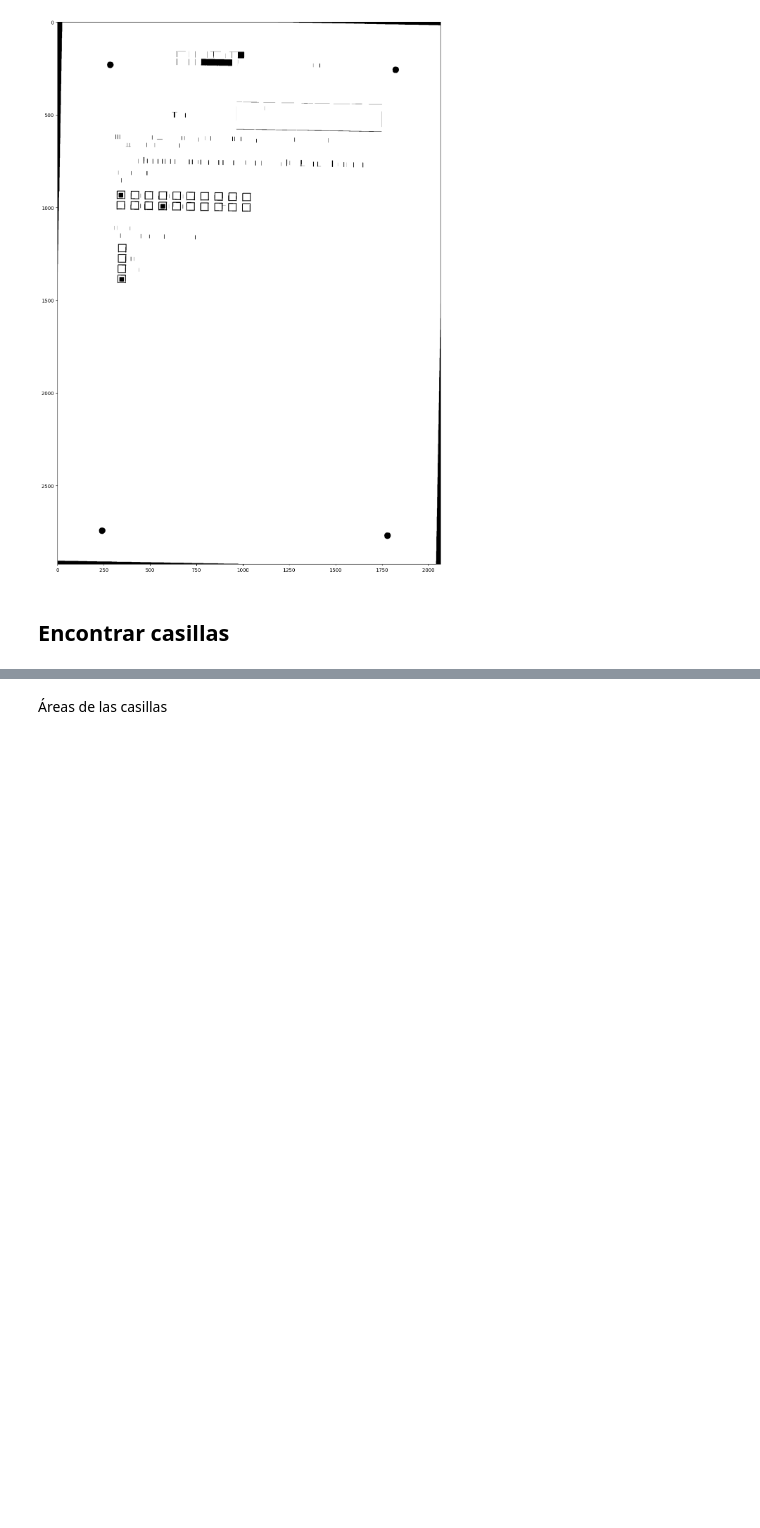
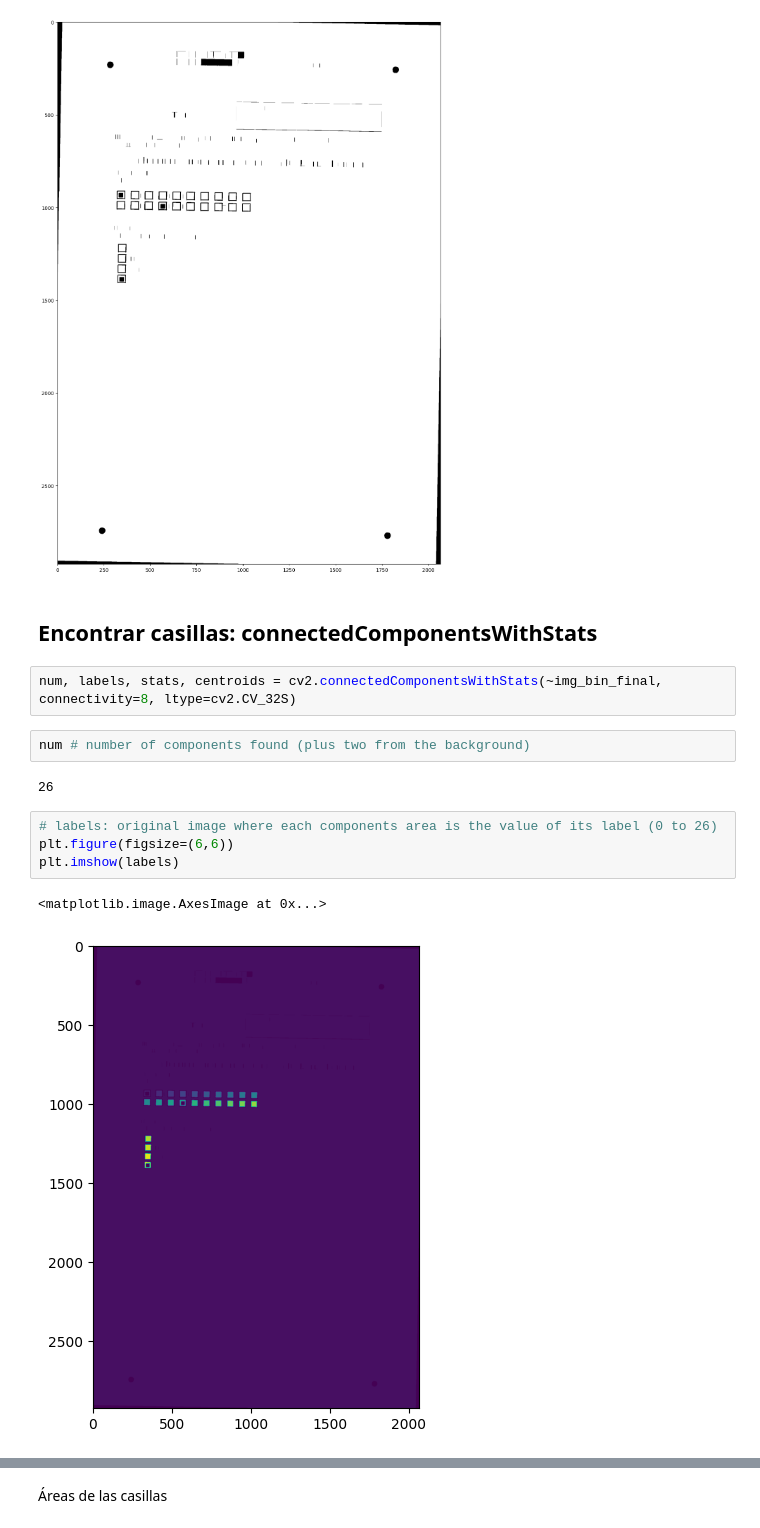
Before and after one commit to andrsvb/tfg2, a Jupyter notebook: pruebas formularios/opencv/opencv.ipynb, the cells around one changed output, grey strips where cells are left out. Drawn from its saved outputs; the diff is of its cells as text; blank space fills up the shorter version.

```diff
--- a/pruebas formularios/opencv/opencv.ipynb
+++ b/pruebas formularios/opencv/opencv.ipynb
@@ -62,4 +62,17 @@ plt.imshow(~img_bin_final, cmap='gray')
 <matplotlib.image.AxesImage at 0x...>
 [figure]
 # %% [markdown]
-## Encontrar casillas
+## Encontrar casillas: connectedComponentsWithStats
+# %%
+num, labels, stats, centroids = cv2.connectedComponentsWithStats(~img_bin_final, connectivity=8, ltype=cv2.CV_32S)
+# %%
+num # number of components found (plus two from the background)
+# %% [output]
+26
+# %%
+# labels: original image where each components area is the value of its label (0 to 26)
+plt.figure(figsize=(6,6))
+plt.imshow(labels)
+# %% [output]
+<matplotlib.image.AxesImage at 0x...>
+[figure, added]
```
Also changed, not shown: parts of 3 cells of this notebook.
